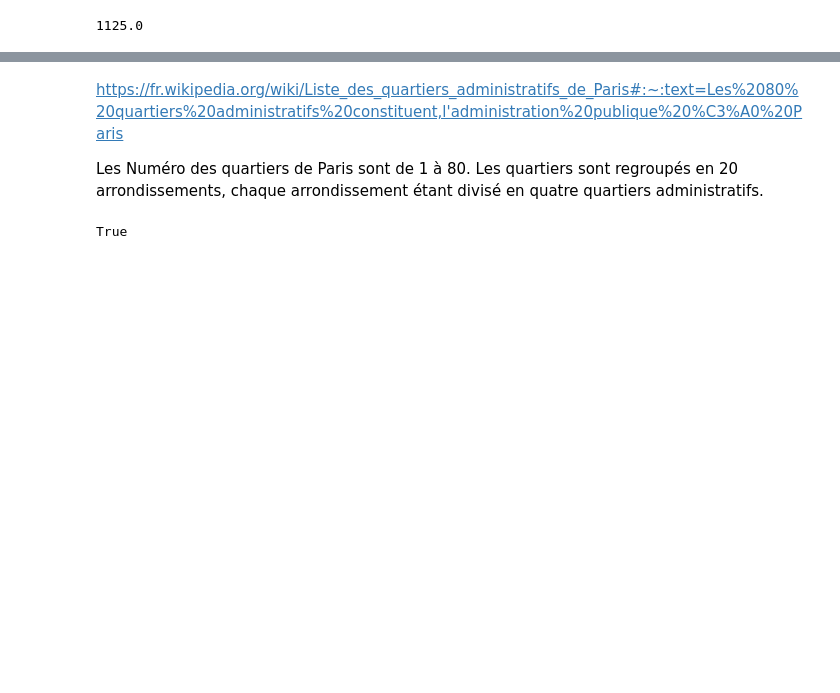
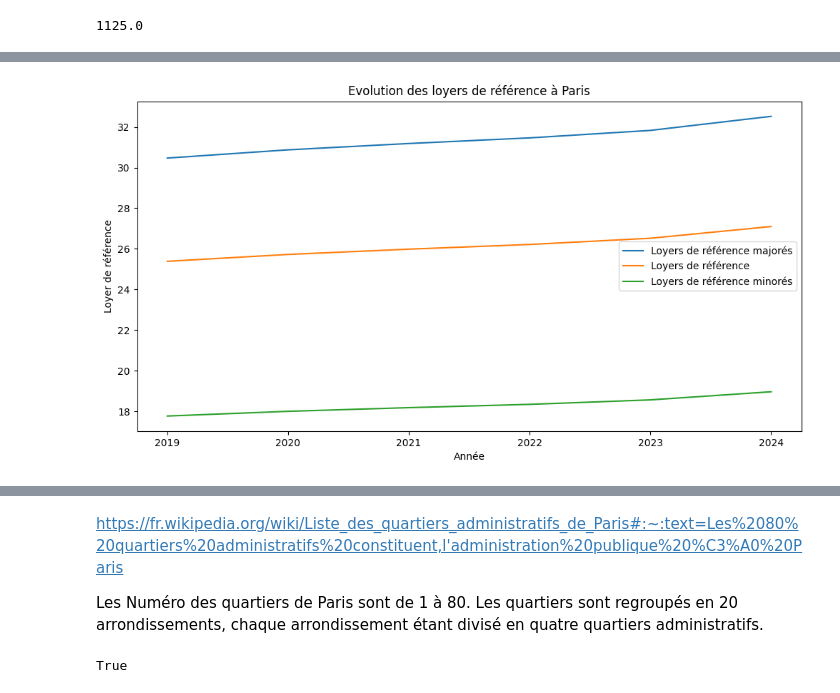
Before and after one commit to Pendigard/Paris-Real-Estate-Data, a Jupyter notebook: Célian/analysis/analysis.ipynb, the cells around one changed output, grey strips where cells are left out. Saved outputs shown, nothing was run; the diff lists cells and outputs as text; code cells hidden in the pictures; blank space fills up the shorter version.

```diff
--- a/Célian/analysis/analysis.ipynb
+++ b/Célian/analysis/analysis.ipynb
@@ -19,0 +32,18 @@ df_encadrement[(df_encadrement['Numéro du quartier'] == 14)
+# %%
+import seaborn as sns
+import matplotlib.pyplot as plt
+df_grp_annee = df_encadrement.groupby('Année').agg({'Loyers de référence majorés': 'mean', 'Loyers de référence': 'mean', 'Loyers de référence minorés': 'mean'}).reset_index()
+df_grp_annee['Loyers de référence majorés'] = df_grp_annee['Loyers de référence majorés'].astype(float)
+df_grp_annee['Loyers de référence'] = df_grp_annee['Loyers de référence'].astype(float)
+df_grp_annee['Loyers de référence minorés'] = df_grp_annee['Loyers de référence minorés'].astype(float)
+plt.figure(figsize=(12, 6))
+sns.lineplot(data=df_grp_annee, x='Année', y='Loyers de référence majorés', label='Loyers de référence majorés')
+sns.lineplot(data=df_grp_annee, x='Année', y='Loyers de référence', label='Loyers de référence')
+sns.lineplot(data=df_grp_annee, x='Année', y='Loyers de référence minorés', label='Loyers de référence minorés')
+plt.title('Evolution des loyers de référence à Paris')
+plt.xlabel('Année')
+plt.ylabel('Loyer de référence')
+plt.legend()
+plt.show()
+# %% [output]
+[figure, added]
```
Also changed, not shown: parts of 4 cells of this notebook, 32 other files.
